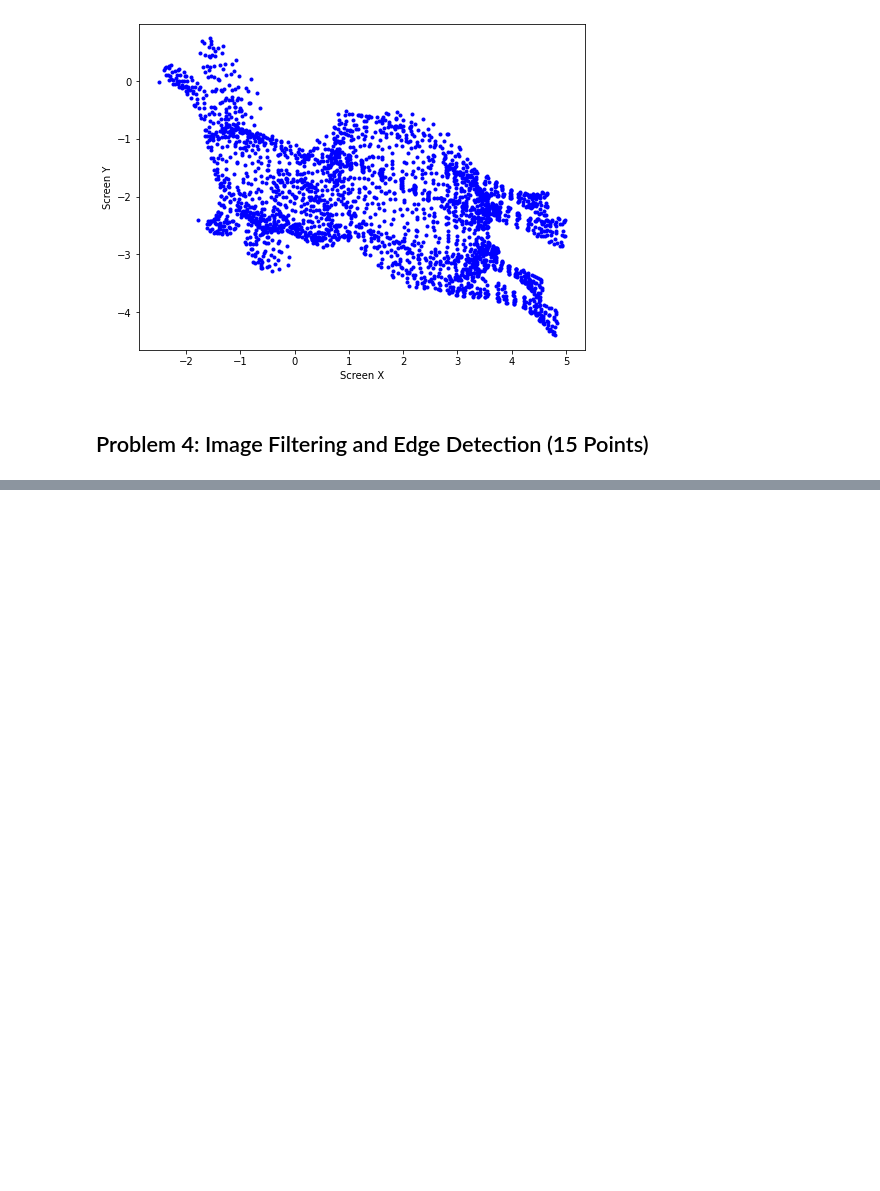
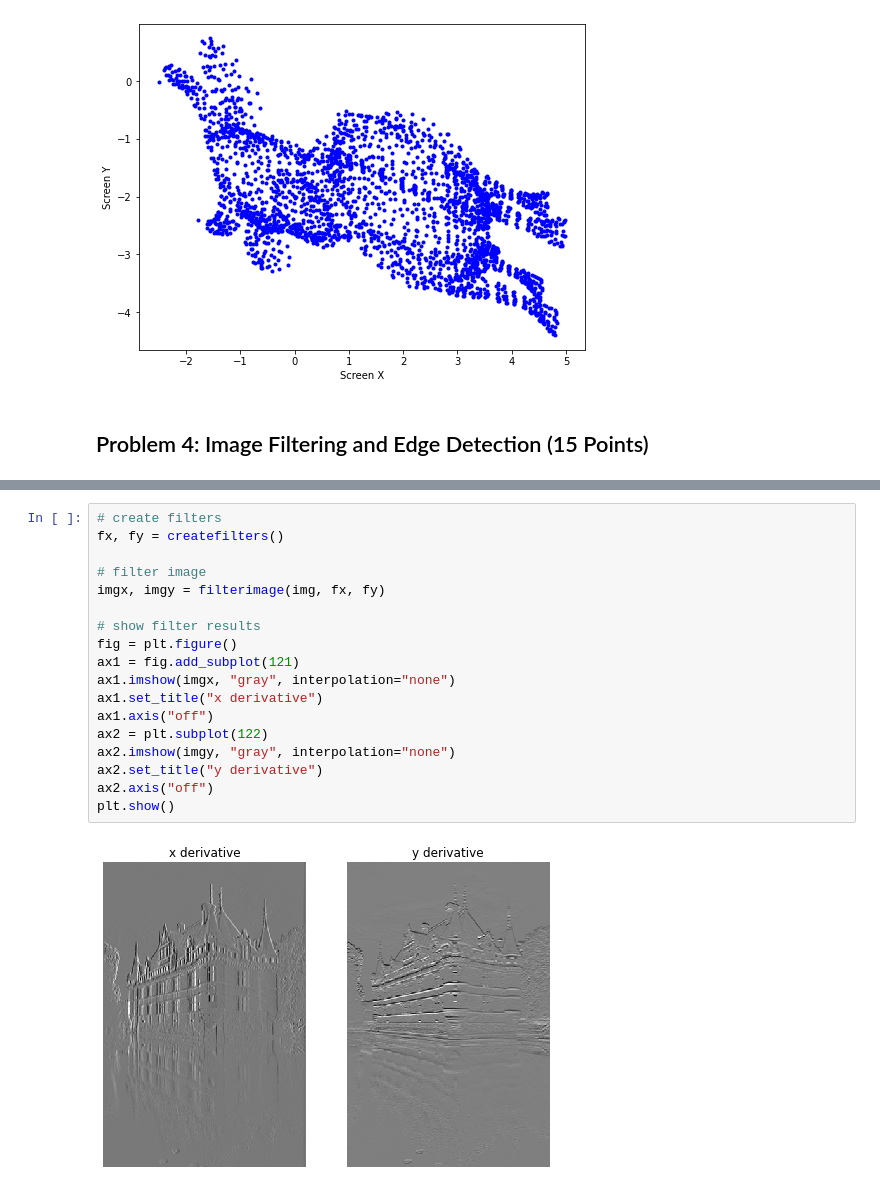
Before and after one commit to alexkrz/cv_tud, a Jupyter notebook: cv1_ex01/cv1_exercise01.ipynb, the cells around one changed output, grey strips where cells are left out. Cells and saved outputs as stored; diff of their text form; blank space fills up the shorter version.

```diff
--- a/cv1_ex01/cv1_exercise01.ipynb
+++ b/cv1_ex01/cv1_exercise01.ipynb
@@ -132,0 +142,20 @@ displaypoints2d(points2)
+# %%
+# create filters
+fx, fy = createfilters()
+
+# filter image
+imgx, imgy = filterimage(img, fx, fy)
+
+# show filter results
+fig = plt.figure()
+ax1 = fig.add_subplot(121)
+ax1.imshow(imgx, "gray", interpolation="none")
+ax1.set_title("x derivative")
+ax1.axis("off")
+ax2 = plt.subplot(122)
+ax2.imshow(imgy, "gray", interpolation="none")
+ax2.set_title("y derivative")
+ax2.axis("off")
+plt.show()
+# %% [output]
+[figure, added]
```
Also changed, not shown: parts of 4 cells of this notebook, 1 other file.
